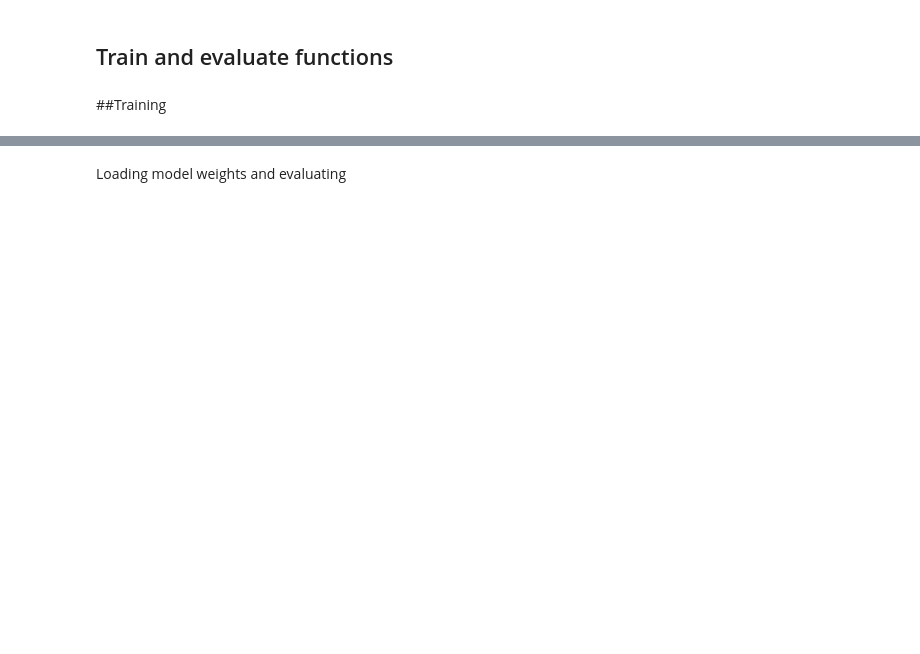
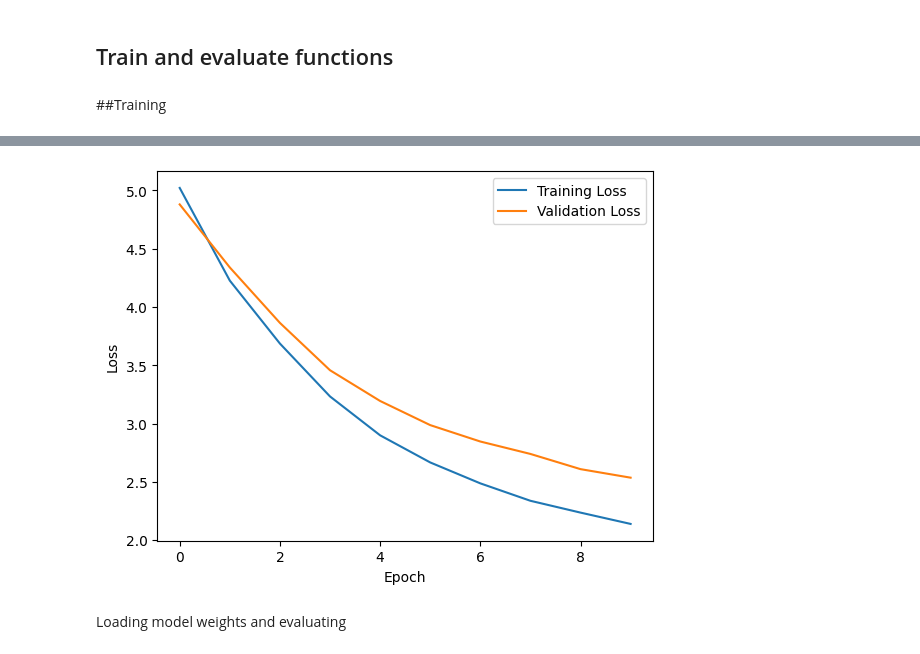
Before and after one commit to Niilop/Seq2Seq-text-autofill, a Jupyter notebook: seq2seq_autofill.ipynb, the cells around one changed output, grey strips where cells are left out. Cells and saved outputs as stored; diff of their text form; code cells hidden in the pictures; blank space fills up the shorter version.

```diff
--- a/seq2seq_autofill.ipynb
+++ b/seq2seq_autofill.ipynb
@@ -257,5 +413,3 @@ Generating pairs from the whole dataset
-# %%
-pairs, sentence = generate_dataset(processed_data)
 # %% [markdown]
 Process he data. We turn all words in to tokens and change the data type to torch tensors for the PyTorch neural network.
 # %%
@@ -588,14 +758,7 @@ class Seq2Seq(nn.Module):
 INPUT_DIM = len(vocab)
 OUTPUT_DIM = INPUT_DIM
 
-# > 12 mins | Test Loss: 3.063 | Test Perplexity:  21.394 |
-# ENC_EMB_DIM = 256
-# DEC_EMB_DIM = 256
-# ENC_HID_DIM = 512
-# DEC_HID_DIM = 512
-# ATTN_DIM = 64
-# ENC_DROPOUT = 0.5
-# DEC_DROPOUT = 0.5
+# >  | Time: 2m 41s Train Loss: 4.933 | Train Perplexity: 138.839 |
 
 ENC_EMB_DIM = 128
 DEC_EMB_DIM = 128
@@ -605,6 +768,18 @@ ATTN_DIM = 32
 ENC_DROPOUT = 0.5
 DEC_DROPOUT = 0.5
 
+# >  | Time: 2m 30s Train Loss: 5.168 | Train Perplexity: 175.591 |
+'''
+ENC_EMB_DIM = 64
+DEC_EMB_DIM = 64
+ENC_HID_DIM = 128
+DEC_HID_DIM = 128
+ATTN_DIM = 32
+ENC_DROPOUT = 0.5
+DEC_DROPOUT = 0.5
+
+TEACHER FORCING = 0.4
+'''
 enc = Encoder(INPUT_DIM, ENC_EMB_DIM, ENC_HID_DIM, DEC_HID_DIM, ENC_DROPOUT)
 
 attn = Attention(ENC_HID_DIM, DEC_HID_DIM, ATTN_DIM)
@@ -662,6 +837,7 @@ The model has 8,992,952 trainable parameters
 ## Train and evaluate functions
 # %%
 import time
+from tqdm import tqdm
 
 def train(model: nn.Module,
           iterator: torch.utils.data.DataLoader,
@@ -673,6 +849,8 @@ def train(model: nn.Module,
 
     epoch_loss = 0
 
+    iterator = tqdm(iterator, desc='Training', leave=False, ncols=100)
+
     for _, (src, trg) in enumerate(iterator):
         src, trg = src.to(device), trg.to(device)
 
@@ -681,6 +859,7 @@ def train(model: nn.Module,
         output = model(src, trg)
 
         output = output[1:].view(-1, output.shape[-1])
+
         trg = trg[1:].view(-1)
 
         loss = criterion(output, trg)
@@ -692,6 +871,9 @@ def train(model: nn.Module,
         optimizer.step()
 
         epoch_loss += loss.item()
+
+        # Update the progress bar description with the current loss
+        iterator.set_postfix(loss=epoch_loss / (_ + 1))
 
     return epoch_loss / len(iterator)
 
@@ -729,9 +911,11 @@ def epoch_time(start_time: int,
     return elapsed_mins, elapsed_secs
 # %% [markdown]
 ##Training
+# %%
+train_losses = []
+valid_losses = []
 # %%
 import math
-
 N_EPOCHS = 10
 CLIP = 1
 
@@ -755,4 +939,15 @@ for epoch in range(N_EPOCHS):
     print(f'Epoch: {epoch+1:02} | Time: {epoch_mins}m {epoch_secs}s')
     print(f'\tTrain Loss: {train_loss:.3f} | Train Perplexity: {math.exp(train_loss):7.3f} |')
     print(f'\t Val. Loss: {valid_loss:.3f} |   Val Perplexity: {math.exp(valid_loss):7.3f} |')
+    train_losses.append(train_loss)
+    valid_losses.append(valid_loss)
+
+
+# Plot the losses
+plt.plot(train_losses, label='Training Loss')
+plt.plot(valid_losses, label='Validation Loss')
+plt.xlabel('Epoch')
+plt.ylabel('Loss')
+plt.legend()
+plt.show()
 # %% [output]
@@ -765,3 +984,4 @@ Epoch: 02 | Time: 2m 59s
+[figure, added]
 # %% [markdown]
 Loading model weights and evaluating
 # %%
```
Also changed, not shown: parts of 58 cells of this notebook.
